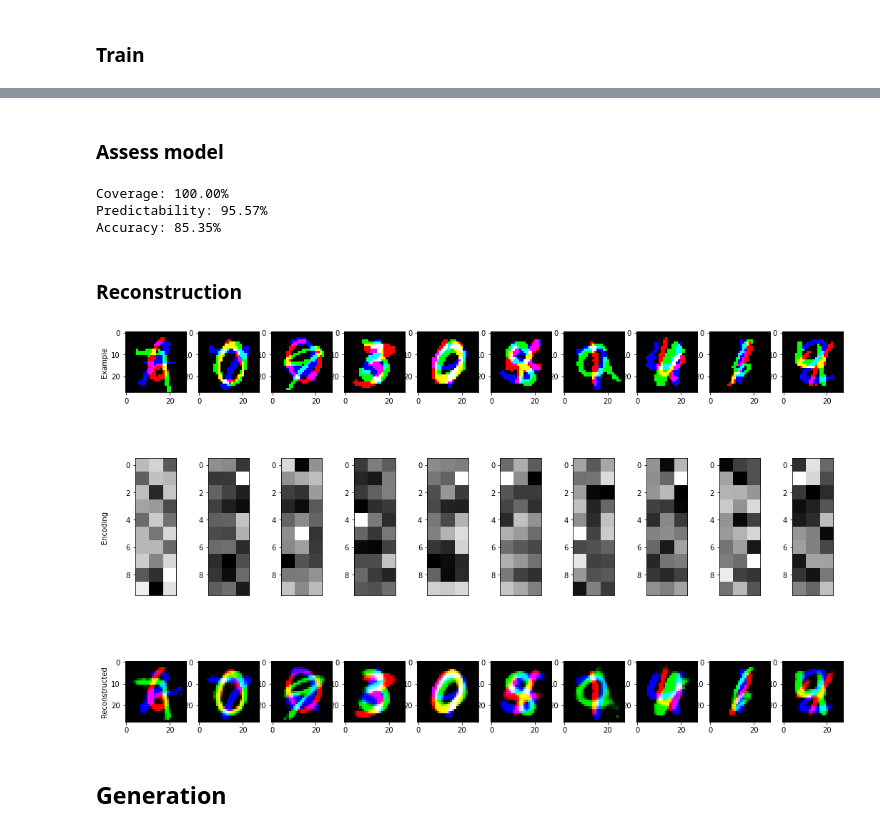
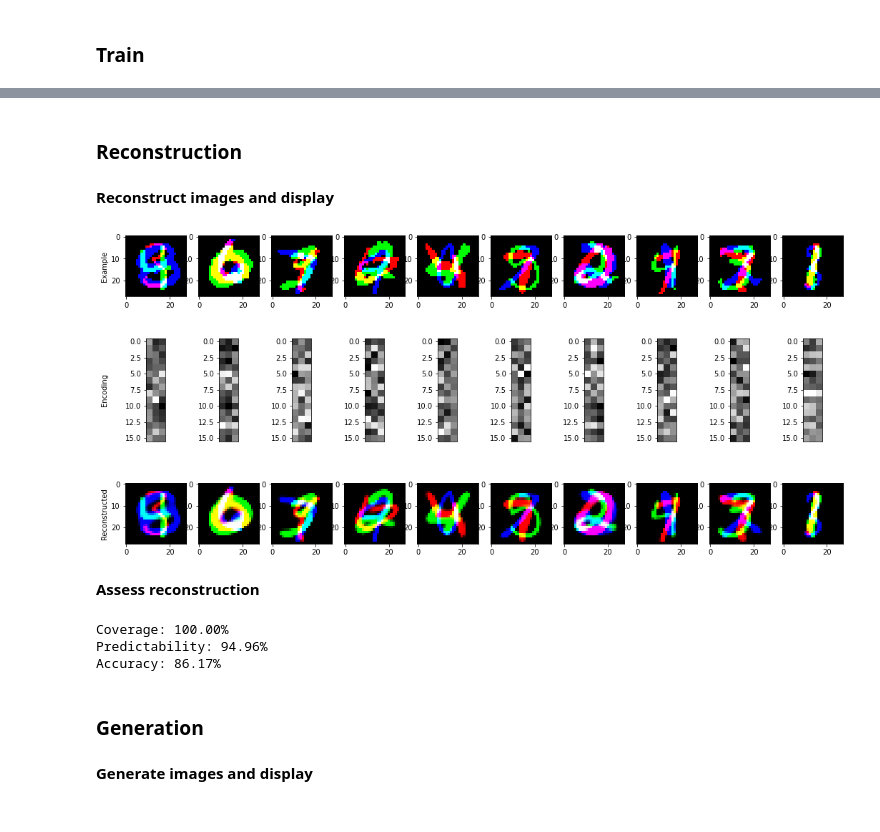
Before and after one commit to fredrvaa/Variational-Autoencoder, a Jupyter notebook: autoencoder.ipynb, the cells around one changed output, grey strips where cells are left out. Saved outputs shown, nothing was run; the diff lists cells and outputs as text; code cells hidden in the pictures.

```diff
--- a/autoencoder.ipynb
+++ b/autoencoder.ipynb
@@ -95 +138,4 @@ plt.show()
+# %%
+z = np.random.randn(n_generated, encoding_dim, 1)
+generated = autoencoder.decode(z)
 # %%
@@ -118,7 +175,7 @@ missing_gen = StackedMNISTData(mode=DataMode.MONO_BINARY_MISSING)
 # Train autoencoder
 x_train_missing, y_train_missing = missing_gen.get_full_data_set(training=True)
 
-missing_autoencoder = Autoencoder(encoding_dim, file_name="./models/missing_autoencoder/autoencoder")
+missing_autoencoder = Autoencoder(encoding_dim, x_train_missing.shape[1:3], file_name="./models/missing_autoencoder/autoencoder")
 missing_autoencoder.summary()
-missing_autoencoder.train(x_train_missing, epochs=50, batch_size=256, force_relearn=False)
+missing_autoencoder.train(x_train_missing, epochs=epochs, batch_size=batch_size, force_relearn=force_relearn)
 # %% [output]
@@ -169,8 +236,7 @@ x_test_color, y_test_color = color_gen.get_full_data_set(training=False)
 # %% [markdown]
 ### Train
 # %%
-encoding_dim = 10
-color_autoencoder = Autoencoder(encoding_dim, file_name='./models/color_autoencoder/autoencoder')
+color_autoencoder = Autoencoder(encoding_dim=encoding_dim, image_dim=x_train_color.shape[1:3], file_name='./models/color_autoencoder/autoencoder')
 color_autoencoder.summary()
-color_autoencoder.train(x_train_color, epochs=50, batch_size=256, force_relearn=False)
+color_autoencoder.train(x_train_color, epochs=epochs, batch_size=batch_size, force_relearn=force_relearn)
 # %% [output]
@@ -194,41 +260,42 @@ Epoch 50/50
 True
-# %% [markdown]
-### Assess model
-# %%
-# Check coverage, predictability, and accuracy
-x_pred = color_autoencoder(x_test_color)
-cov = net.check_class_coverage(data=x_pred, tolerance=.5)
-pred, acc = net.check_predictability(data=x_pred, correct_labels=y_test_color, tolerance=.5)
-print(f"Coverage: {100*cov:.2f}%")
-print(f"Predictability: {100*pred:.2f}%")
-print(f"Accuracy: {100 * acc:.2f}%")
-# %% [output]
-Coverage: 100.00%
-Predictability: 95.57%
-Accuracy: 85.35%
 # %% [markdown]
 ### Reconstruction
+# %% [markdown]
+**Reconstruct images and display**
+# %%
+encoded = color_autoencoder.encode(x_test_color)
+reconstructed = color_autoencoder(x_test_color)
 # %%
-# Visualize reconstructions
-n_examples = 10
-
-idx = np.random.choice(x_test_color.shape[0], n_examples, replace=False)
-examples = x_test_color[idx]
-encoded = color_autoencoder.encode(examples)
-reconstructed = color_autoencoder(examples)
-
-fig, ax = plt.subplots(3, n_examples, figsize=(18, 12))
-for n in range(n_examples):
-    ax[0][n].imshow(examples[n]*255)
-    ax[1][n].imshow(encoded[n].reshape((encoding_dim, 3)), cmap='gray')
-    ax[1][n].set_xticks([])
-    ax[2][n].imshow(reconstructed[n])
+# Display some reconstructions
+n_display = 10
+idx = np.random.choice(x_test_color.shape[0], n_display, replace=False)
+fig, ax = plt.subplots(3, n_display, figsize=(18, 9))
+for i, n in enumerate(idx):
+    ax[0][i].imshow(x_test_color[n] * 255)
+    ax[1][i].imshow(encoded[n], cmap='gray')
+    ax[1][i].set_xticks([])
+    ax[2][i].imshow(reconstructed[n])
 ax[0][0].set_ylabel('Example')
 ax[1][0].set_ylabel('Encoding')
 ax[2][0].set_ylabel('Reconstructed')
 fig.align_ylabels()
 plt.show()
 # %% [output]
-[figure, old version]
+[figure, new version]
+# %% [markdown]
+**Assess reconstruction**
+# %%
+# Check coverage, predictability, and accuracy
+cov = net.check_class_coverage(data=reconstructed, tolerance=stacked_tolerance)
+pred, acc = net.check_predictability(data=reconstructed, correct_labels=y_test_color, tolerance=stacked_tolerance)
+print(f"Coverage: {100*cov:.2f}%")
+print(f"Predictability: {100*pred:.2f}%")
+print(f"Accuracy: {100 * acc:.2f}%")
+# %% [output]
+Coverage: 100.00%
+Predictability: 94.96%
+Accuracy: 86.17%
 # %% [markdown]
-## Generation
+### Generation
+# %% [markdown]
+**Generate images and display**
```
Also changed, not shown: parts of 34 cells of this notebook, 2 other files.
